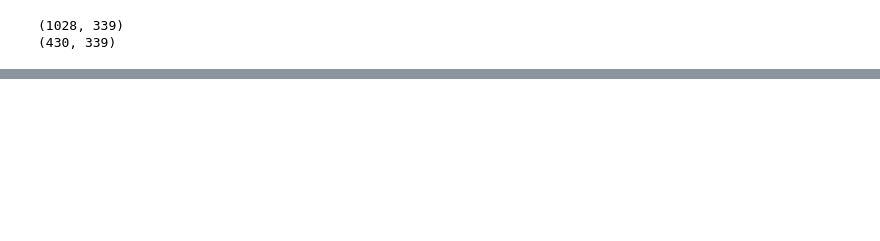
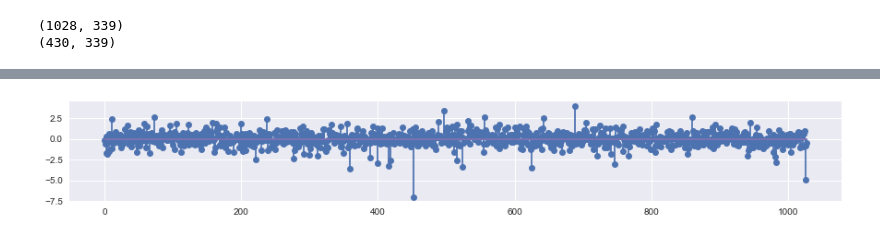
Before and after one commit to kjw1oo/FC_linear_First, a Jupyter notebook: FC_linear_regression.ipynb, the cells around one changed output, grey strips where cells are left out. Cells and saved outputs as stored; diff of their text form; code cells hidden in the pictures; blank space fills up the shorter version.

```diff
--- a/FC_linear_regression.ipynb
+++ b/FC_linear_regression.ipynb
@@ -332,0 +384,6 @@ print(test.shape)
+# %%
+plt.figure(figsize=(15, 2))
+plt.stem(result.resid_pearson)
+plt.show()
+# %% [output]
+[figure, added]
```
Also changed, not shown: parts of 38 cells of this notebook.
